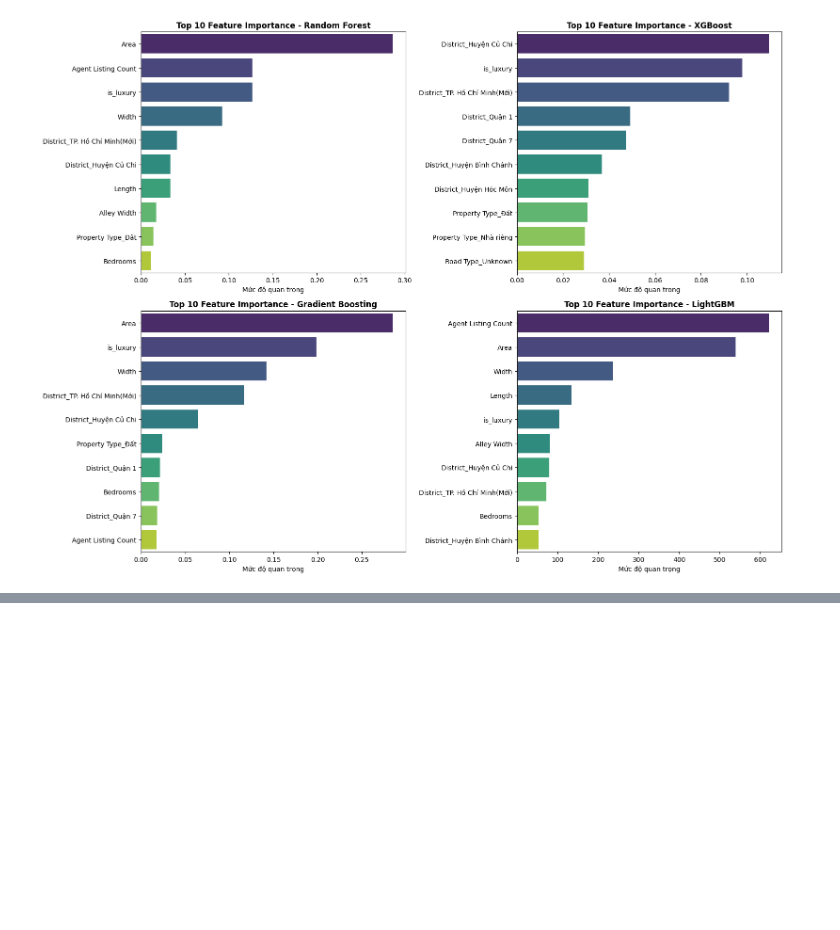
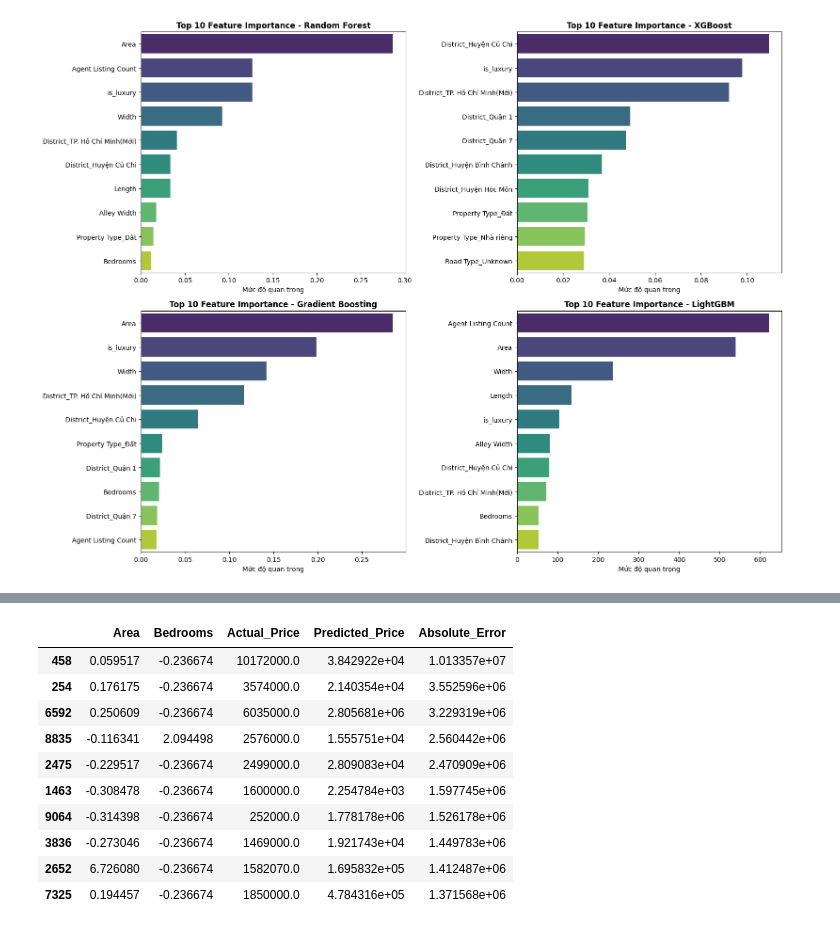
Before and after one commit to Treapling/Nhom20, a Jupyter notebook: notebooks/Model_Comparison/Model_Comparison.ipynb, the cells around one changed output, grey strips where cells are left out. Cells and saved outputs as stored; diff of their text form; code cells hidden in the pictures; blank space fills up the shorter version.

Commit message:
Them cell Clipping cua XGBoost/Linear, cell RMSE - MAPE - R2, cell top 10 can nha sai so lon nhat

```diff
--- a/notebooks/Model_Comparison/Model_Comparison.ipynb
+++ b/notebooks/Model_Comparison/Model_Comparison.ipynb
@@ -415,0 +416,62 @@ plt.show()
+# %%
+import numpy as np
+import pandas as pd
+from sklearn.metrics import mean_squared_error, mean_absolute_percentage_error, r2_score
+
+# ==========================================
+# 1. CÁC HÀM TÍNH TOÁN CHỈ SỐ LỖI (METRICS)
+# ==========================================
+
+def calculate_rmse(y_true, y_pred):
+    """Tính Root Mean Squared Error (RMSE)"""
+    return np.sqrt(mean_squared_error(y_true, y_pred))
+
+def calculate_mape(y_true, y_pred):
+    """Tính Mean Absolute Percentage Error (MAPE) theo %"""
+    return mean_absolute_percentage_error(y_true, y_pred) * 100
+
+print("--- KẾT QUẢ RMSE, MAPE VÀ R2 CỦA 8 MÔ HÌNH ---")
+# Duyệt qua từng mô hình trong dictionary dự báo của bạn
+for model_name, y_pred in predictions_dict.items():
+    rmse_val = calculate_rmse(y_test_actual, y_pred)
+    mape_val = calculate_mape(y_test_actual, y_pred)
+    r2_val = r2_score(y_test_actual, y_pred)
+
+    print(f"Mô hình {model_name:>18}: RMSE = {rmse_val:10,.2f} | MAPE = {mape_val:5.2f}% | R² = {r2_val:6.4f}")
+
+
+# ==========================================
+# 2. HÀM TRÍCH XUẤT TOP 10 CĂN NHÀ LỖI NẶNG NHẤT
+# ==========================================
+
+def get_top_10_errors(y_true, y_pred, test_dataframe):
+    """Trích xuất 10 dòng dữ liệu có sai số tuyệt đối cao nhất"""
+    # Tính sai số tuyệt đối
+    errors = np.abs(y_true - y_pred)
+
+    # Tạo bản sao của tập test để không làm hỏng dữ liệu gốc
+    temp_df = test_dataframe.copy()
+    temp_df['Actual_Price'] = y_true
+    temp_df['Predicted_Price'] = y_pred
+    temp_df['Absolute_Error'] = errors
+
+    # Sắp xếp giảm dần theo sai số và lấy 10 dòng đầu
+    top_10 = temp_df.sort_values(by='Absolute_Error', ascending=False).head(10)
+
+    # Lọc ra các cột quan trọng để dễ quan sát (Tự động kiểm tra xem cột có tồn tại không)
+    desired_cols = ['District', 'Area', 'Bedrooms', 'Actual_Price', 'Predicted_Price', 'Absolute_Error']
+    available_cols = [col for col in desired_cols if col in top_10.columns]
+
+    # Nếu không có cột District (do đã One-Hot), sẽ in ra toàn bộ các cột
+    if len(available_cols) < 3:
+        return top_10
+    return top_10[available_cols]
+
+print("\n--- CHI TIẾT TOP 10 CĂN NHÀ CÓ SAI SỐ LỚN NHẤT (TỪ RANDOM FOREST) ---")
+# Gọi hàm lấy top 10 lỗi cho mô hình tốt nhất (Random Forest)
+# Lưu ý: Thay 'test_df' bằng biến chứa dữ liệu X_test ban đầu của nhóm bạn nếu tên khác
+top_10_df = get_top_10_errors(y_test_actual, predictions_dict['Random Forest'], test_df)
+
+# Hiển thị bảng đẹp mắt trong Jupyter Notebook
+display(top_10_df)
+# %% [output]
@@ -415,0 +489,11 @@ plt.show()
+|  | Area | Bedrooms | Actual_Price | Predicted_Price | Absolute_Error |
+| 458 | 0.059517 | -0.236674 | 10172000.0 | 3.842922e+04 | 1.013357e+07 |
+| 254 | 0.176175 | -0.236674 | 3574000.0 | 2.140354e+04 | 3.552596e+06 |
+| 6592 | 0.250609 | -0.236674 | 6035000.0 | 2.805681e+06 | 3.229319e+06 |
+| 8835 | -0.116341 | 2.094498 | 2576000.0 | 1.555751e+04 | 2.560442e+06 |
+| 2475 | -0.229517 | -0.236674 | 2499000.0 | 2.809083e+04 | 2.470909e+06 |
+| 1463 | -0.308478 | -0.236674 | 1600000.0 | 2.254784e+03 | 1.597745e+06 |
+| 9064 | -0.314398 | -0.236674 | 252000.0 | 1.778178e+06 | 1.526178e+06 |
+| 3836 | -0.273046 | -0.236674 | 1469000.0 | 1.921743e+04 | 1.449783e+06 |
+| 2652 | 6.726080 | -0.236674 | 1582070.0 | 1.695832e+05 | 1.412487e+06 |
+| 7325 | 0.194457 | -0.236674 | 1850000.0 | 4.784316e+05 | 1.371568e+06 |
```
Also changed, not shown: parts of 3 cells of this notebook, 5 other files.
